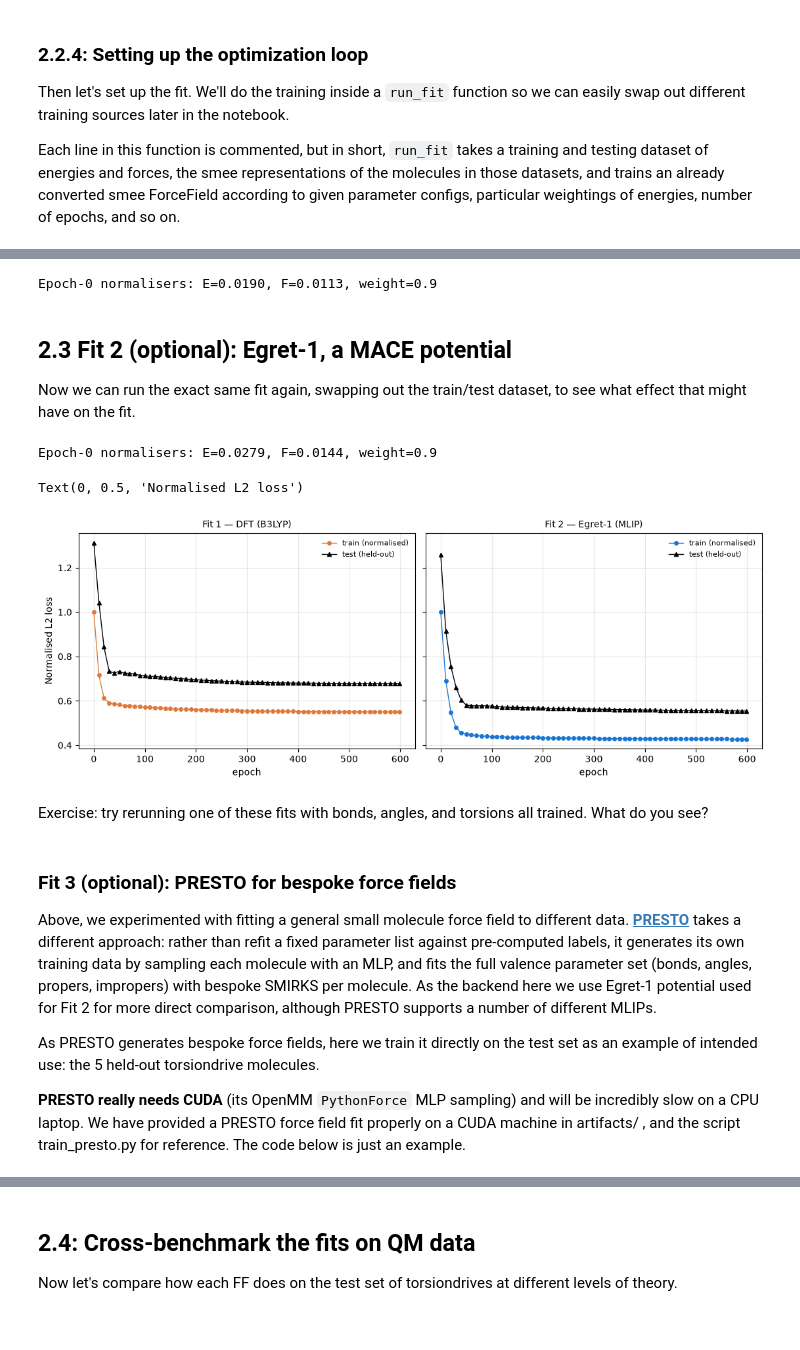
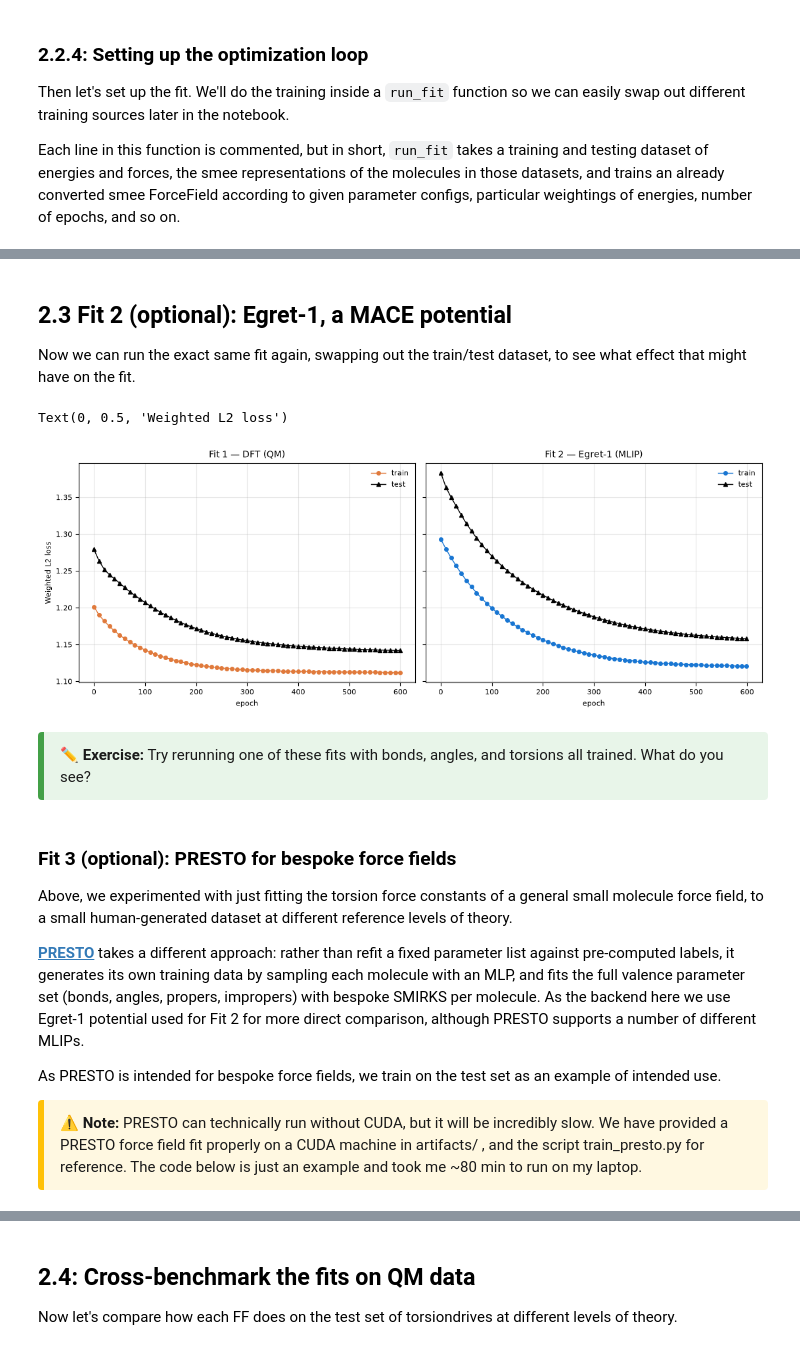
Before and after one commit to lilyminium/2026-polymers, a Jupyter notebook: peg_workshop_combined.ipynb, the cells around one changed output, grey strips where cells are left out. Drawn from its saved outputs; the diff is of its cells as text; code cells hidden in the pictures.

```diff
--- a/peg_workshop_combined.ipynb
+++ b/peg_workshop_combined.ipynb
@@ -1029,3 +1166,10 @@ ether-fragment O–C–C–O scans at B3LYP-D3BJ/DZVP.
 # %%
 # load initial FF
 initial_ff = ForceField("openff-2.3.0.offxml")
+# %%
+# load data (if not done above)
+from datasets import load_from_disk
+
+dft_pq = pd.read_parquet("data/qca_peg_td/qca_peg_scans.parquet")
+dft_train = load_from_disk("data/qca_peg_td/descent_dataset_train")
+dft_test = load_from_disk("data/qca_peg_td/descent_dataset_test")
@@ -1032,12 +1181,5 @@ initial_ff = ForceField("openff-2.3.0.offxml")
 # %%
-# dft_train / dft_test were split by torsiondrive_id in the cell above.
-# build the smee objects for force fields and topologies (over all molecules)
-dft_tensor_ff, dft_tops_all = build_tensor_ff(initial_ff, dft_pq["smiles"].unique())
-dft_train_topologies = {s: dft_tops_all[s] for s in dft_train["smiles"]}
-dft_test_topologies = {s: dft_tops_all[s] for s in dft_test["smiles"]}
-
-# Downstream uses this fitted FF (saved to artifacts/).
-offxml_dft = ART / "peg_fitted_dft_live.offxml"
+# run the fit and save it to this file
 hist_dft = run_fit(
     dft_train,
     dft_train_topologies,
@@ -1045,21 +1187,25 @@ hist_dft = run_fit(
     dft_test_topologies,
     dft_tensor_ff,
     torsion_training_config,
-    str(offxml_dft),
-    # constrained-optimisation forces are tiny, so weight ~90% to energies
-    energy_weight=0.9,
+    "artifacts/peg_fitted_dft_live.offxml", # output file
+    # constrained-optimisation forces are tiny, so weight energies higher
+    energy_weight=10,
+    force_weight=1,
     n_epochs=600,
     lr=1e-3,
     log_every=10,
 )
-# %% [output]
-Epoch-0 normalisers: E=0.0190, F=0.0113, weight=0.9
 # %% [markdown]
 ## 2.3 Fit 2 (optional): Egret-1, a MACE potential
 
 Now we can run the exact same fit again, swapping out the train/test dataset, to see what effect that might have on the fit.
 # %%
-# egret_train / egret_test were split by torsiondrive_id in the build cell above.
+# load new data
+egret_pq = pd.read_parquet("data/mlip_peg_td/mlip_peg_scans.parquet")
+egret_train = load_from_disk("data/mlip_peg_td/descent_dataset_train")
+egret_test = load_from_disk("data/mlip_peg_td/descent_dataset_test")
+
+# build smee objects too
 egret_tensor_ff, egret_tops_all = build_tensor_ff(initial_ff, egret_pq["smiles"].unique())
 egret_train_topologies = {s: egret_tops_all[s] for s in egret_train["smiles"]}
 egret_test_topologies = {s: egret_tops_all[s] for s in egret_test["smiles"]}
@@ -1073,33 +1219,34 @@ hist_egret = run_fit(
     egret_test_topologies,
     egret_tensor_ff,
     torsion_training_config,
-    str(offxml_egret),
-    energy_weight=0.9,
+    "artifacts/peg_fitted_egret_live.offxml",
+    energy_weight=10,
+    force_weight=1,
     n_epochs=600,
     lr=1e-3,
     log_every=10,
 )
-# %% [output]
-Epoch-0 normalisers: E=0.0279, F=0.0144, weight=0.9
 # %%
 # Side-by-side loss histories
-fig, axes = plt.subplots(1, 2, figsize=(11, 4), sharey=True, constrained_layout=True)
+fig, axes = plt.subplots(1, 2, figsize=(11, 4), sharey=True, constrained_layout=True, dpi=300)
 for ax, hist, title, color in [
-    (axes[0], hist_dft,   "Fit 1 — DFT (B3LYP)",   FF_COLORS["dft"]),
+    (axes[0], hist_dft,   "Fit 1 — DFT (QM)",   FF_COLORS["dft"]),
     (axes[1], hist_egret, "Fit 2 — Egret-1 (MLIP)", FF_COLORS["egret"]),
 ]:
-    ax.plot(hist[:, 0], hist[:, 1], "-o", color=color, lw=1, ms=4, label="train (normalised)")
-    ax.plot(hist[:, 0], hist[:, 2], "-^", color="black", lw=1, ms=4, label="test (held-out)")
+    ax.plot(hist[:, 0], hist[:, 1], "-o", color=color, lw=1, ms=4, label="train")
+    ax.plot(hist[:, 0], hist[:, 2], "-^", color="black", lw=1, ms=4, label="test")
     ax.set_xlabel("epoch")
     ax.set_title(title, fontsize=10)
     ax.grid(alpha=0.3)
     ax.legend(fontsize=8)
-axes[0].set_ylabel("Normalised L2 loss")
+axes[0].set_ylabel("Weighted L2 loss")
 # %% [output]
-Text(0, 0.5, 'Normalised L2 loss')
+Text(0, 0.5, 'Weighted L2 loss')
-[figure, old version]
+[figure, new version]
 # %% [markdown]
-Exercise: try rerunning one of these fits with bonds, angles, and torsions all trained. What do you see?
+<div style="background:#e8f5e9; border-left:6px solid #43a047; color:#1a1a1a; padding:12px 16px; margin:8px 0; border-radius:4px;">
+<b>✏️ Exercise:</b> Try rerunning one of these fits with bonds, angles, and torsions all trained. What do you see?
+</div>
 # %%
 # example config: bonds + angles + torsions.
 bat_training_config = {
@@ -1118,8 +1265,10 @@ bat_training_config = {
 # %% [markdown]
 ### Fit 3 (optional): PRESTO for bespoke force fields
 
-Above, we experimented with fitting a general small molecule force field to
-different data.
+Above, we experimented with just fitting the torsion force constants of a general small molecule force field,
+to a small human-generated dataset at different reference levels of theory.
+
+
 [**PRESTO**](https://cole-group.github.io/presto/latest/) takes a different approach:
 rather than refit a fixed parameter list against pre-computed labels, it
 generates its own training data by sampling each molecule with an MLP, and
@@ -1127,14 +1276,15 @@ fits the full valence parameter set (bonds, angles, propers, impropers) with
 bespoke SMIRKS per molecule. As the backend here we use Egret-1 potential used
 for Fit 2 for more direct comparison, although PRESTO supports a number of different MLIPs.
 
-As PRESTO generates bespoke force fields, here we train it directly on the test
-set as an example of intended use: the 5 held-out torsiondrive molecules.
+As PRESTO is intended for bespoke force fields, we train on the test set
+as an example of intended use.
 
-**PRESTO really needs CUDA** (its OpenMM `PythonForce` MLP sampling) and
-will be incredibly slow on a CPU laptop.
+<div style="background:#fff8e1; border-left:6px solid #ffc107; color:#1a1a1a; padding:12px 16px; margin:8px 0; border-radius:4px;">
+<b>⚠️ Note:</b> PRESTO can technically run without CUDA, but it will be incredibly slow.
 We have provided a PRESTO force field fit properly on a CUDA machine
 in artifacts/ , and the script train_presto.py for reference.
-The code below is just an example.
+The code below is just an example and took me ~80 min to run on my laptop.
+</div>
 # %%
 # Slimmed-down demo of the PRESTO workflow
 
```
Also changed, not shown: parts of 73 cells of this notebook, 48 other files.
